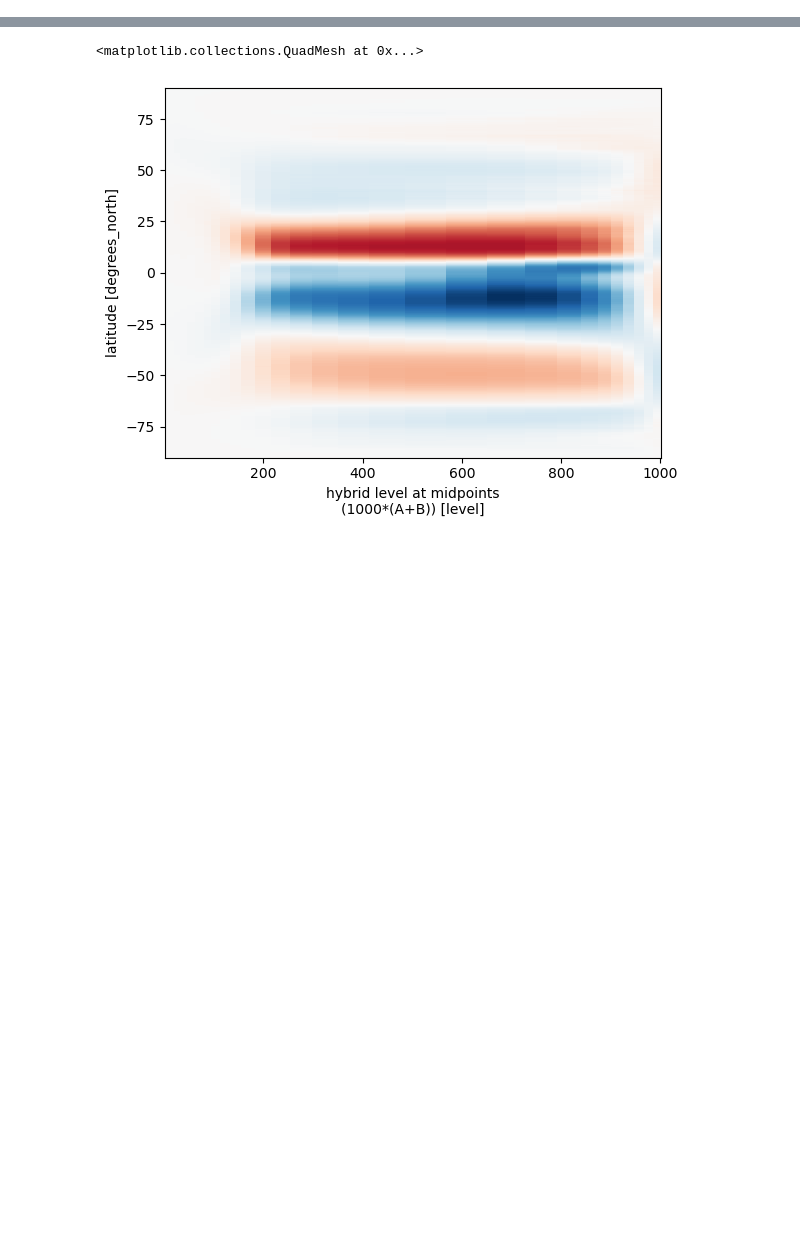
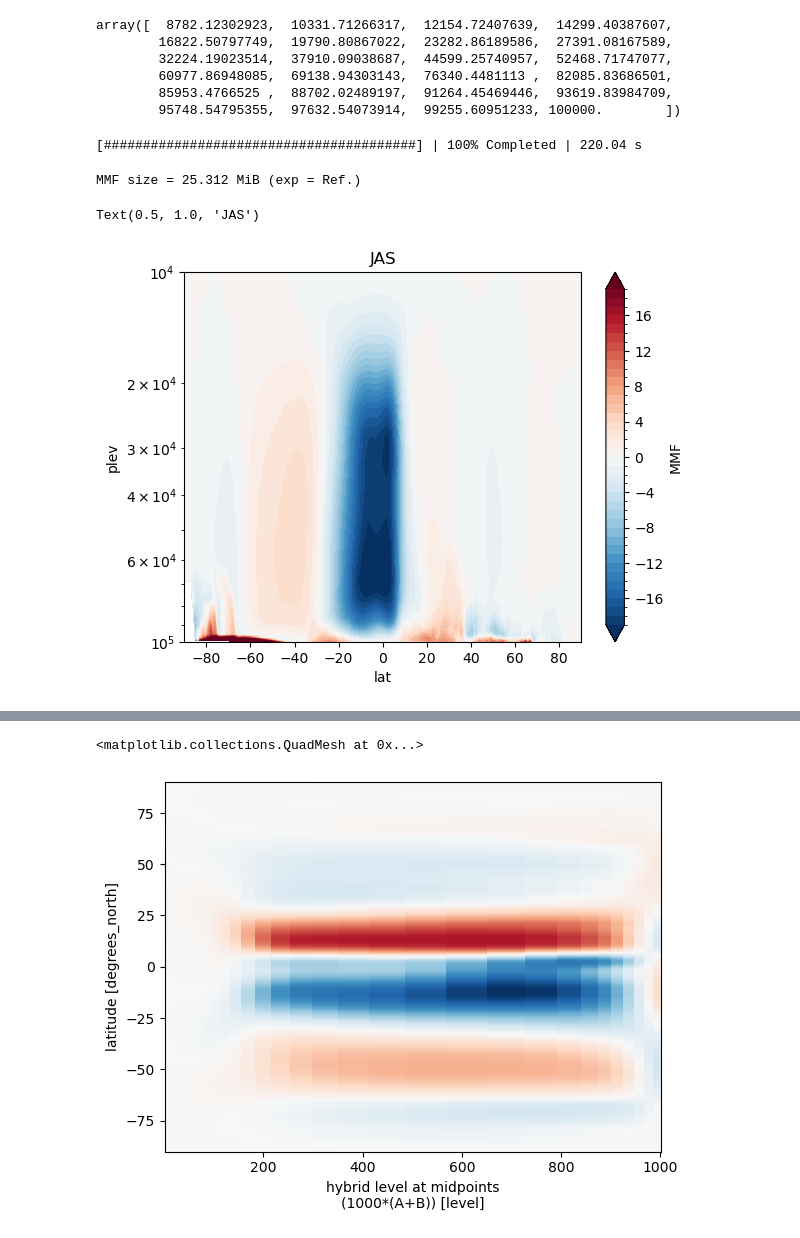
Before and after one commit to JdeJong96/TCs-under-SAI, a Jupyter notebook: analysis/notebooks/Hadley.ipynb, the cells around one changed output, grey strips where cells are left out. Drawn from its saved outputs; the diff is of its cells as text; code cells hidden in the pictures; blank space fills up the shorter version.

Commit message:
try different methods for mass streamfunction

```diff
--- a/analysis/notebooks/Hadley.ipynb
+++ b/analysis/notebooks/Hadley.ipynb
@@ -38,0 +58,6 @@ Wall time: 15 s
+# %%
+dsi = ds['ref']
+dsi['dP'] = (interpolate.pressure_from_hybrid(dsi, cell_interface=True)
+             .diff('ilev').rename({'ilev':'lev'}).assign_coords(lev=dsi.lev))
+dsi['MMF'] = physics.meridional_mass_streamfunction(dsi.V, dsi.dP, dsi.lat)
+dsi.MMF
@@ -38,0 +92,29 @@ Wall time: 15 s
+# %%
+plev = np.array([*ds['ref'].lev[7:].data,1000]) * 100
+plev  # new pressure levels (roughly similar to model levels)
+# %% [output]
+array([  8782.12302923,  10331.71266317,  12154.72407639,  14299.40387607,
+        16822.50797749,  19790.80867022,  23282.86189586,  27391.08167589,
+        32224.19023514,  37910.09038687,  44599.25740957,  52468.71747077,
+        60977.86948085,  69138.94303143,  76340.4481113 ,  82085.83686501,
+        85953.4766525 ,  88702.02489197,  91264.45469446,  93619.83984709,
+        95748.54795355,  97632.54073914,  99255.60951233, 100000.        ])
+# %%
+dsi['P'] = interpolate.pressure_from_hybrid(dsi)
+MMF = interpolate.interpolate(dsi.MMF, dsi.P, plev, 'lev',
+    chunks=ds['ref'].MMF.chunksizes).mean('lon', keep_attrs=True)
+# %%
+MMF = MMF.compute()
+# %% [output]
+[########################################] | 100% Completed | 220.04 s
+# %%
+print(f"MMF size = {MMF.nbytes/1024**2:.3f} MiB (exp = Ref.)")
+# %% [output]
+MMF size = 25.312 MiB (exp = Ref.)
+# %%
+(MMF/1e10).groupby('time.month').mean().sel(month=[7,8,9]).mean(('ens','month')).plot.contourf(
+    yincrease=False,yscale='log',y='plev',levels = np.arange(-19,19.1,1),ylim=[100000,10000])
+plt.title('JAS')
+# %% [output]
+Text(0.5, 1.0, 'JAS')
+[figure, added]
```
Also changed, not shown: parts of 57 cells of this notebook, 4 other files.
